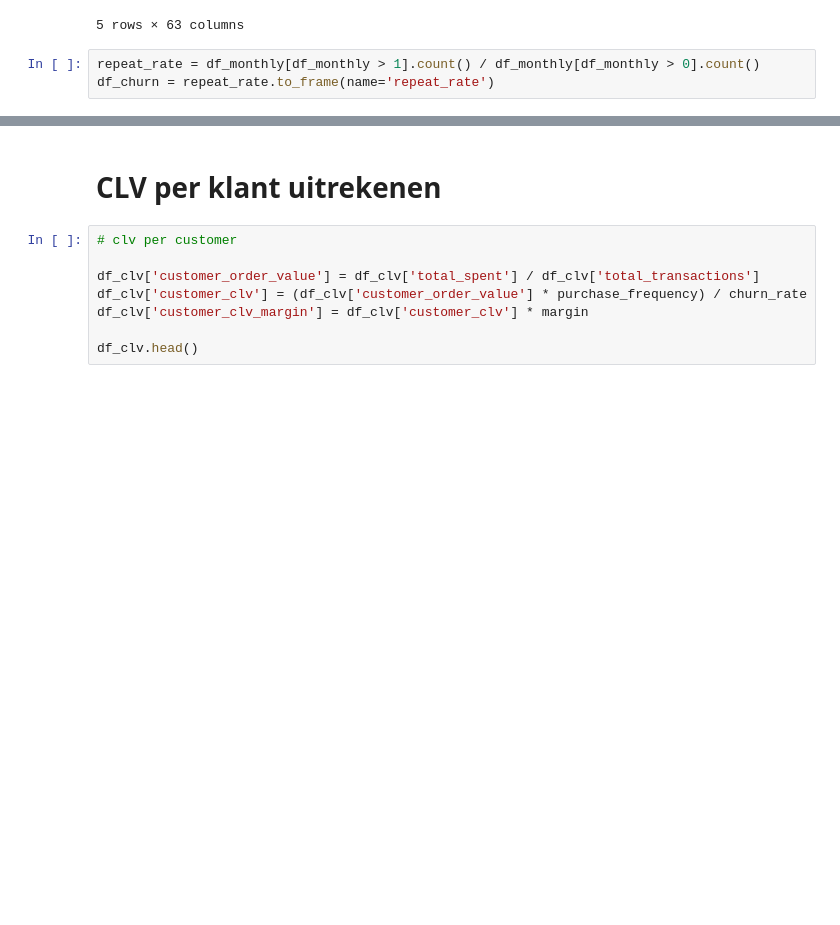
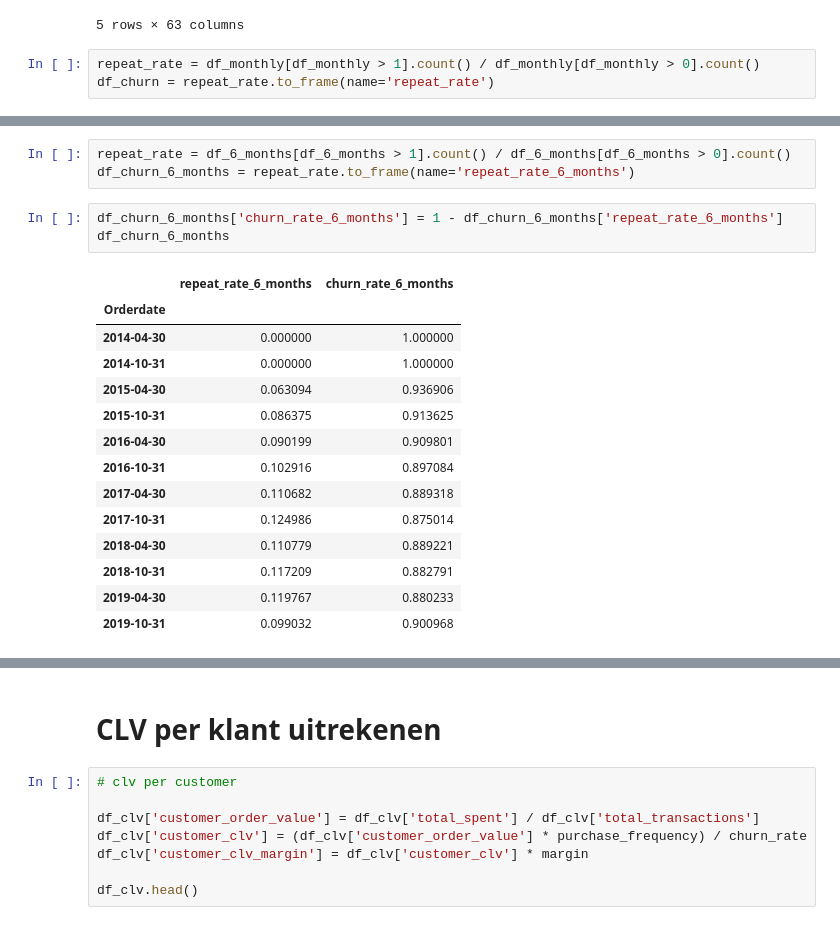
Before and after one commit to iwb-digital-growth-agency/python, a Jupyter notebook: CLV_Maxilia - nieuwe data set.ipynb, the cells around one changed output, grey strips where cells are left out. Saved outputs shown, nothing was run; the diff lists cells and outputs as text; blank space fills up the shorter version.

```diff
--- a/CLV_Maxilia - nieuwe data set.ipynb
+++ b/CLV_Maxilia - nieuwe data set.ipynb
@@ -263,0 +296,21 @@ df_churn.head()
+# %%
+repeat_rate = df_6_months[df_6_months > 1].count() / df_6_months[df_6_months > 0].count()
+df_churn_6_months = repeat_rate.to_frame(name='repeat_rate_6_months')
+# %%
+df_churn_6_months['churn_rate_6_months'] = 1 - df_churn_6_months['repeat_rate_6_months']
+df_churn_6_months
+# %% [output]
+|  | repeat_rate_6_months | churn_rate_6_months |
+| Orderdate |  |  |
+| 2014-04-30 | 0.000000 | 1.000000 |
+| 2014-10-31 | 0.000000 | 1.000000 |
+| 2015-04-30 | 0.063094 | 0.936906 |
+| 2015-10-31 | 0.086375 | 0.913625 |
+| 2016-04-30 | 0.090199 | 0.909801 |
+| 2016-10-31 | 0.102916 | 0.897084 |
+| 2017-04-30 | 0.110682 | 0.889318 |
+| 2017-10-31 | 0.124986 | 0.875014 |
+| 2018-04-30 | 0.110779 | 0.889221 |
+| 2018-10-31 | 0.117209 | 0.882791 |
+| 2019-04-30 | 0.119767 | 0.880233 |
+| 2019-10-31 | 0.099032 | 0.900968 |
```
Also changed, not shown: parts of 8 cells of this notebook, 3 other files.
